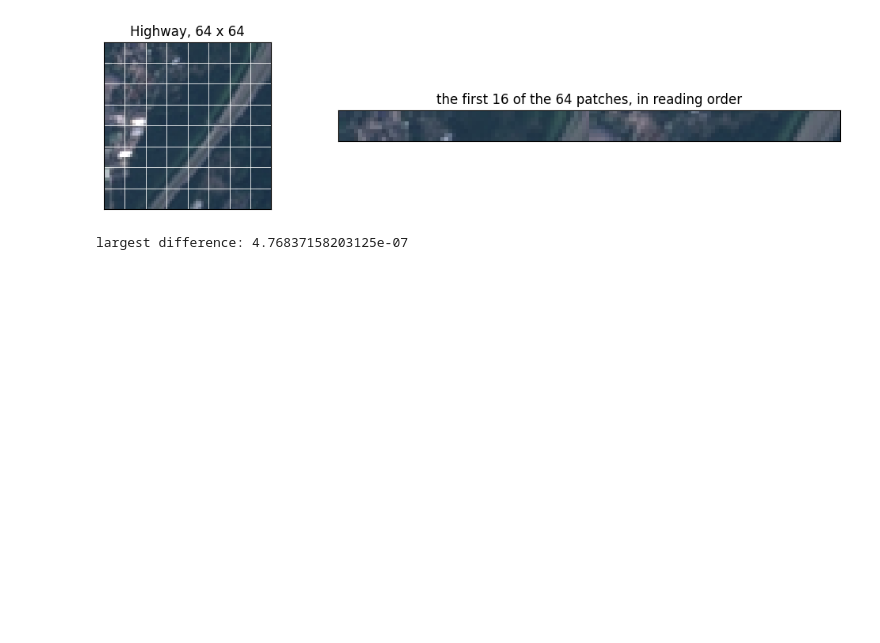
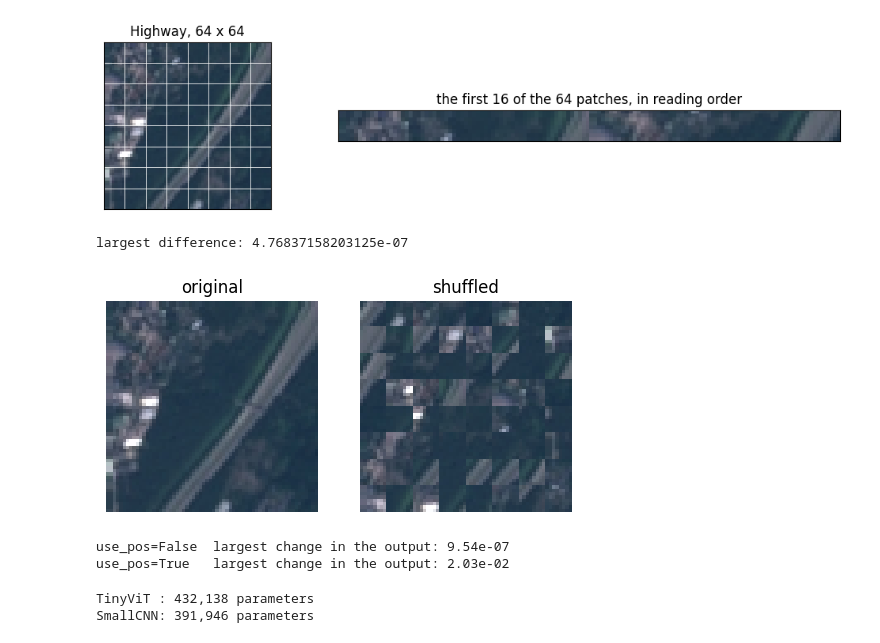
Before and after one commit to antpac04/Inteligencia-artificial-avanzada-para-la-ciencia-de-datos-Gpo-600-M-dulo-1, a Jupyter notebook: IA_Notebook_13.ipynb, the cells around one changed output. Drawn from its saved outputs; the diff is of its cells as text; code cells hidden in the pictures; blank space fills up the shorter version.

```diff
--- a/IA_Notebook_13.ipynb
+++ b/IA_Notebook_13.ipynb
@@ -167,0 +170,43 @@ class TinyViT(nn.Module):
+# %%
+perm = torch.randperm(64, generator=torch.Generator().manual_seed(1))
+xs = X_t[torch.as_tensor(idx_test[:8], device=device)].cpu() # 8 test images (uint8, CPU)
+x_orig = to_float(xs.to(device)).cpu()
+x_shuf = unpatchify(patchify(x_orig)[:, perm]) # same patches, shuffled
+
+fig, axs = plt.subplots(1, 2, figsize=(6, 3))
+show = lambda t: (t[0].permute(1, 2, 0) * std[0, :, 0, 0].cpu() + mean[0, :, 0, 0].cpu()).clamp(0, 1)
+axs[0].imshow(show(x_orig)); axs[0].set_title('original'); axs[1].imshow(show(x_shuf)); axs[1].set_title('shuffled')
+for a in axs: a.axis('off')
+plt.show()
+
+torch.manual_seed(0)
+with torch.no_grad():
+    for use_pos in (False, True):
+        m = TinyViT(use_pos=use_pos).eval() # random weights, on the CPU
+        d = (m(x_orig) - m(x_shuf)).abs().max().item()
+        print(f'use_pos={use_pos!s:5}  largest change in the output: {d:.2e}')
+        if not use_pos:
+            assert d < 1e-4, 'without positions the output should not depend on the order of the patches'
+# %% [output]
+[figure, added]
+use_pos=False  largest change in the output: 9.54e-07
+use_pos=True   largest change in the output: 2.03e-02
+# %%
+def conv_block(cin, cout):
+    return nn.Sequential(nn.Conv2d(cin, cout, 3, padding=1), nn.BatchNorm2d(cout), nn.ReLU(), nn.MaxPool2d(2))
+
+class SmallCNN(nn.Module):
+    def __init__(self, n_classes=10):
+        super().__init__()
+        self.features = nn.Sequential(conv_block(3, 32), conv_block(32, 64), conv_block(64, 128), conv_block(128, 256))
+        self.head = nn.Linear(256, n_classes)
+
+    def forward(self, x):
+        return self.head(self.features(x).mean(dim=(2, 3))) # global average pooling
+
+n_params = lambda m: sum(p.numel() for p in m.parameters())
+print(f'TinyViT : {n_params(TinyViT()):,} parameters')
+print(f'SmallCNN: {n_params(SmallCNN()):,} parameters')
+# %% [output]
+TinyViT : 432,138 parameters
+SmallCNN: 391,946 parameters
```
Also changed, not shown: parts of 9 cells of this notebook.
